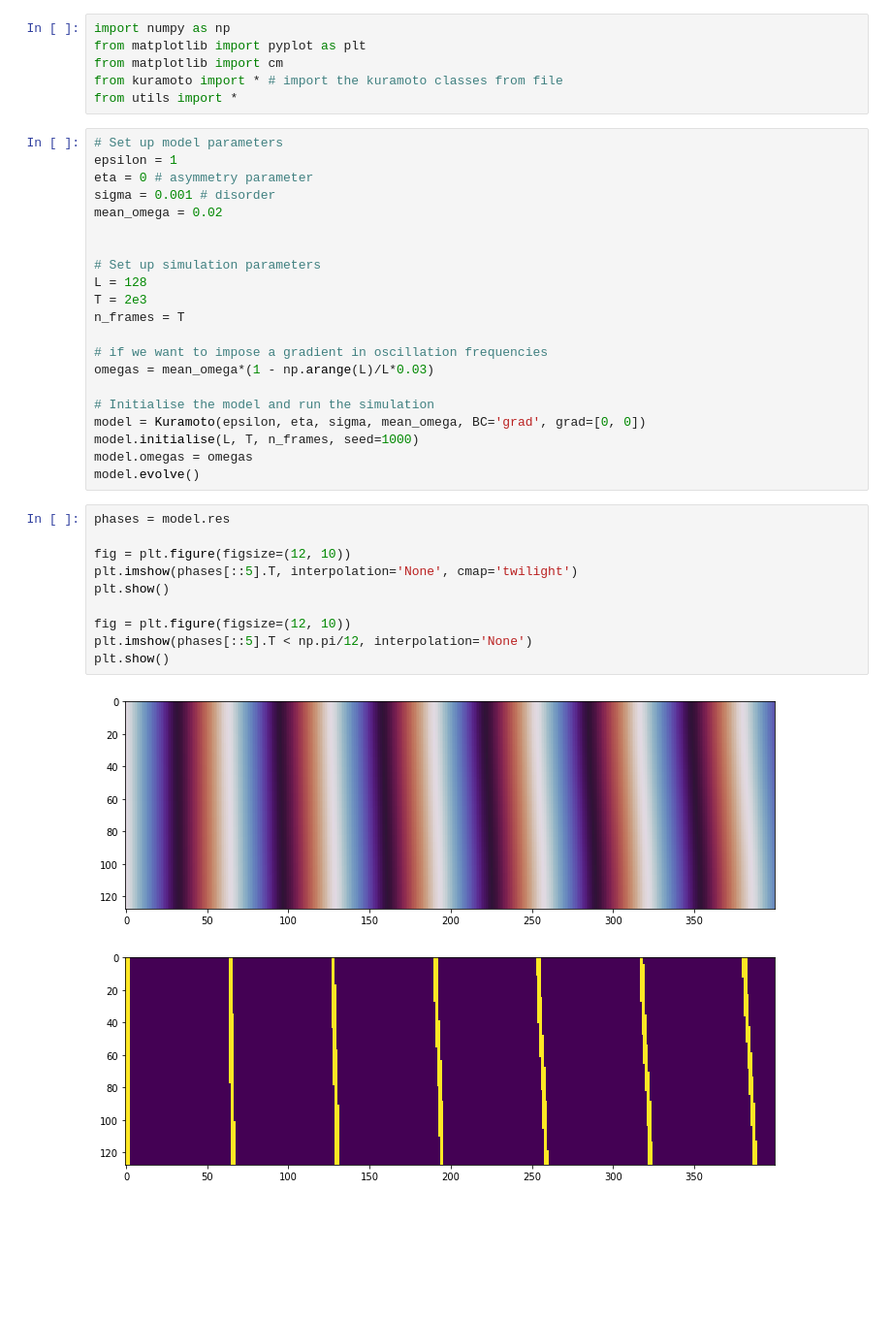
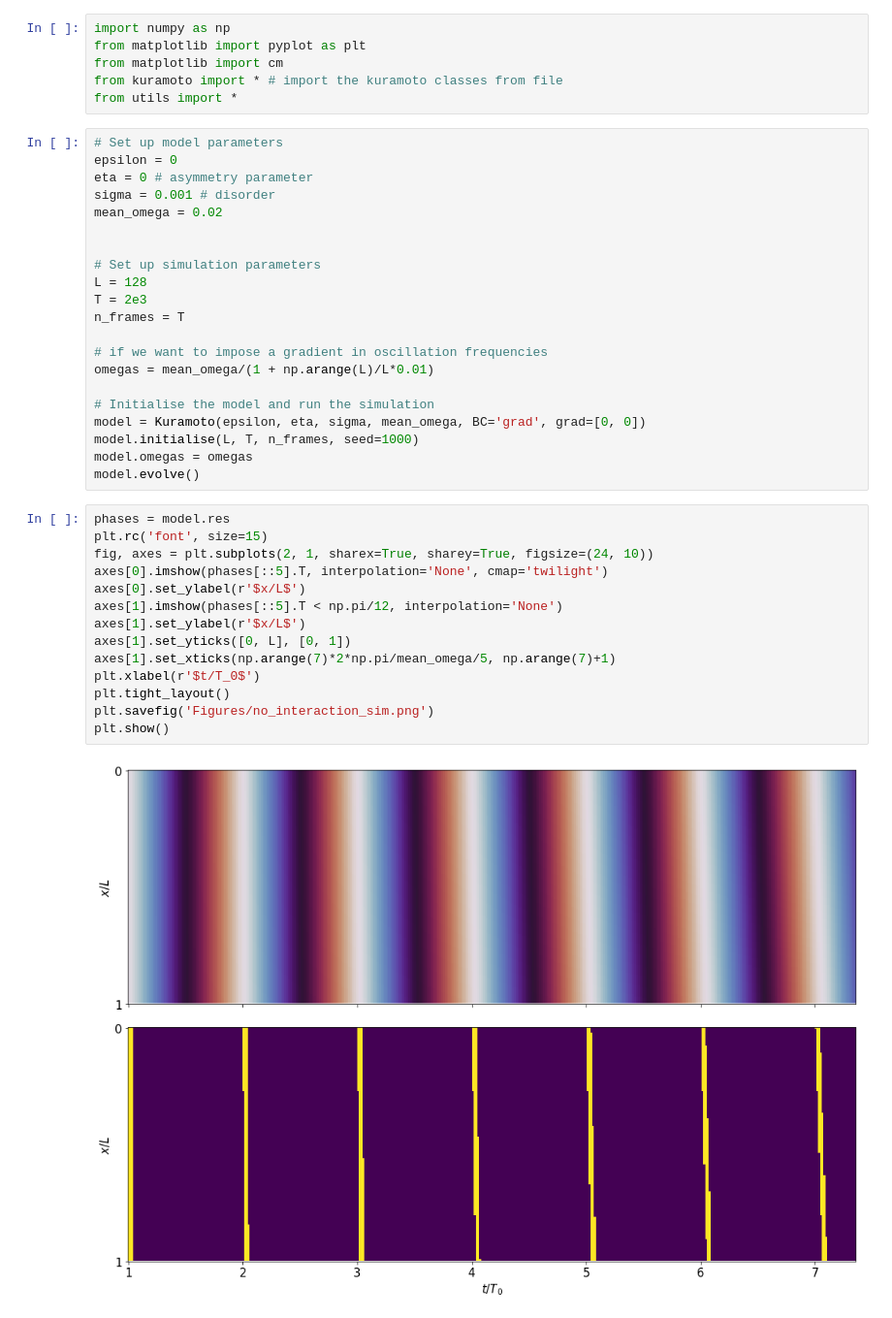
Before and after one commit to Irene-Li/MitoticWaves, a Jupyter notebook: Kuramoto1D.ipynb, the cells around one changed output. Shown at 97% size. Cells and saved outputs as stored; diff of their text form; blank space fills up the shorter version.

```diff
--- a/Kuramoto1D.ipynb
+++ b/Kuramoto1D.ipynb
@@ -6,7 +6,7 @@ from kuramoto import * # import the kuramoto classes from file
 from utils import *
 # %%
 # Set up model parameters
-epsilon = 1
+epsilon = 0
 eta = 0 # asymmetry parameter
 sigma = 0.001 # disorder
 mean_omega = 0.02
@@ -18,7 +18,7 @@ T = 2e3
 n_frames = T
 
 # if we want to impose a gradient in oscillation frequencies
-omegas = mean_omega*(1 - np.arange(L)/L*0.03)
+omegas = mean_omega/(1 + np.arange(L)/L*0.01)
 
 # Initialise the model and run the simulation
 model = Kuramoto(epsilon, eta, sigma, mean_omega, BC='grad', grad=[0, 0])
@@ -27,17 +27,20 @@ model.omegas = omegas
 model.evolve()
 # %%
 phases = model.res
-
-fig = plt.figure(figsize=(12, 10))
-plt.imshow(phases[::5].T, interpolation='None', cmap='twilight')
+plt.rc('font', size=15)
+fig, axes = plt.subplots(2, 1, sharex=True, sharey=True, figsize=(24, 10))
+axes[0].imshow(phases[::5].T, interpolation='None', cmap='twilight')
+axes[0].set_ylabel(r'$x/L$')
+axes[1].imshow(phases[::5].T < np.pi/12, interpolation='None')
+axes[1].set_ylabel(r'$x/L$')
+axes[1].set_yticks([0, L], [0, 1])
+axes[1].set_xticks(np.arange(7)*2*np.pi/mean_omega/5, np.arange(7)+1)
+plt.xlabel(r'$t/T_0$')
+plt.tight_layout()
+plt.savefig('Figures/no_interaction_sim.png')
 plt.show()
-
-fig = plt.figure(figsize=(12, 10))
-plt.imshow(phases[::5].T < np.pi/12, interpolation='None')
-plt.show()
 # %% [output]
-[figure, old version]
+[figure, new version]
-[figure, removed]
 # %%
 f = phases[-1]
 shift(f)
```
Also changed, not shown: parts of 1 cell of this notebook, 34 other files.
